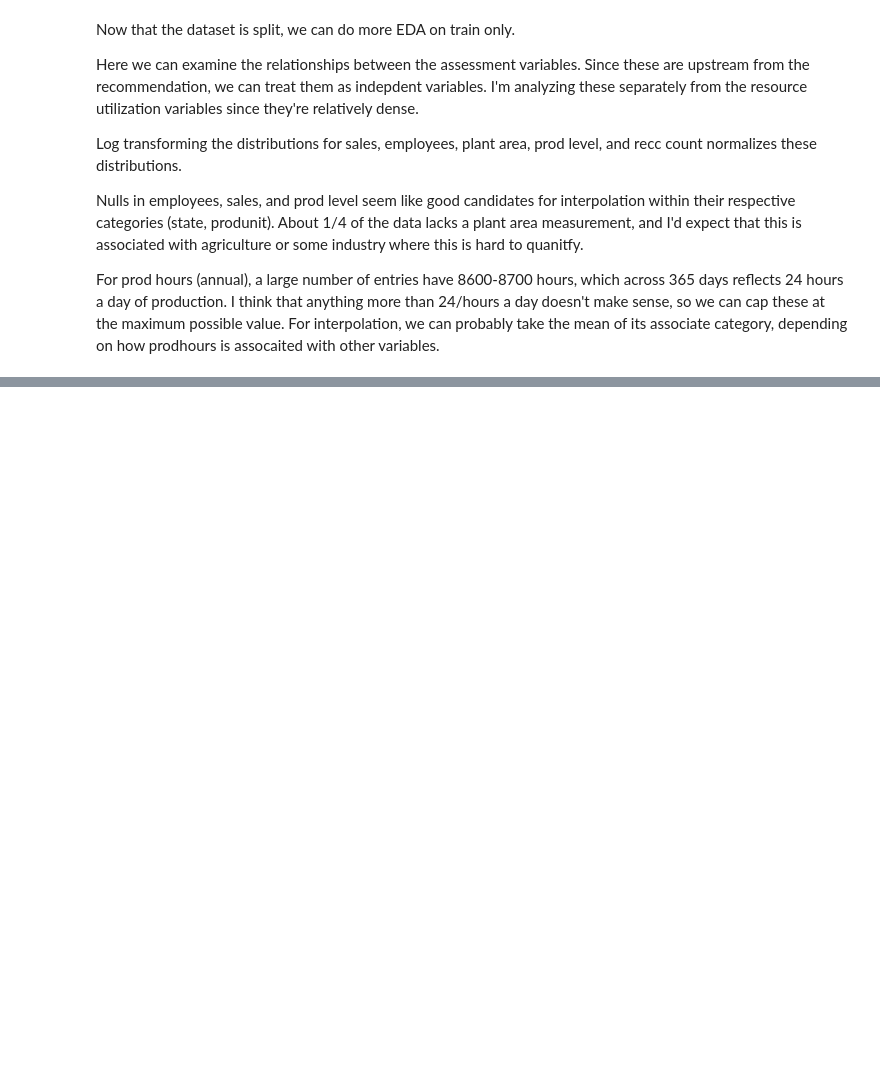
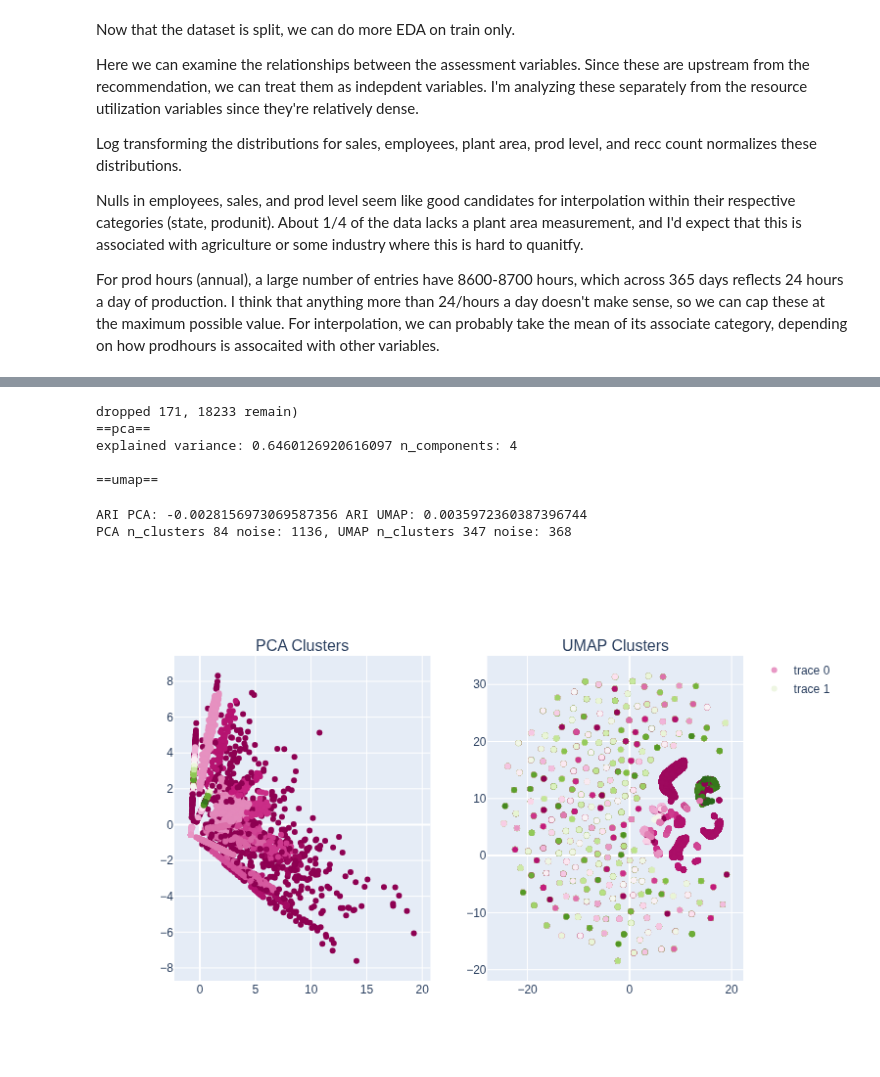
Before and after one commit to skookumer/ITAC-Analysis, a Jupyter notebook: arnold_midterm.ipynb, the cells around one changed output, grey strips where cells are left out. Saved outputs shown, nothing was run; the diff lists cells and outputs as text; code cells hidden in the pictures; blank space fills up the shorter version.

```diff
--- a/arnold_midterm.ipynb
+++ b/arnold_midterm.ipynb
@@ -457,0 +903,11 @@ def pca_umap_analysis(df, c=5):
+# %%
+pca_umap_analysis(ASSESS_train, wastes, c=4, min_size=10)
+# %% [output]
+dropped 171, 18233 remain)
+==pca==
+explained variance: 0.6460126920616097 n_components: 4
+
+==umap==
+ARI PCA: -0.0028156973069587356 ARI UMAP: 0.0035972360387396744
+PCA n_clusters 84 noise: 1136, UMAP n_clusters 347 noise: 368
+[figure, added]
```
Also changed, not shown: parts of 37 cells of this notebook.
